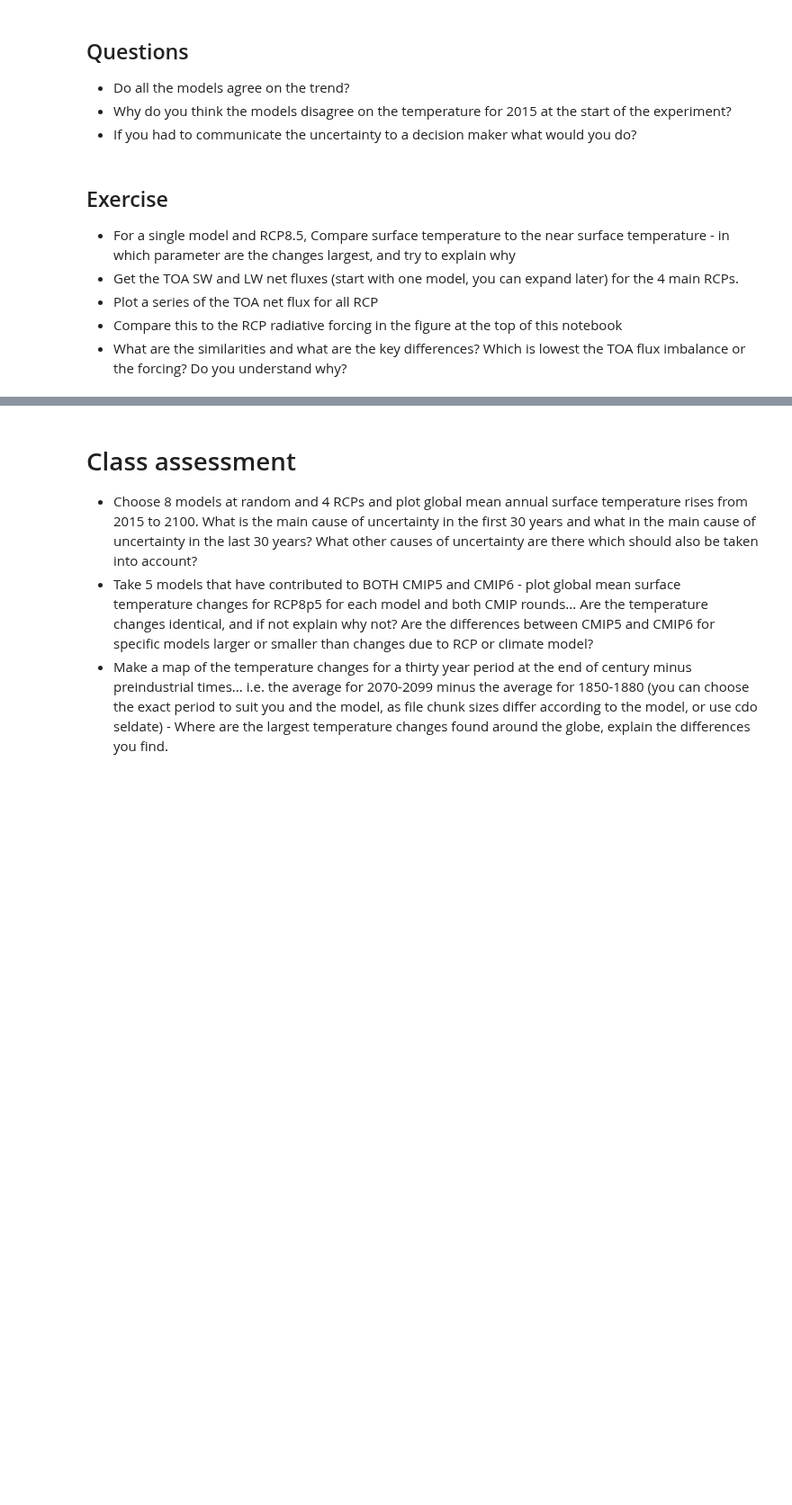
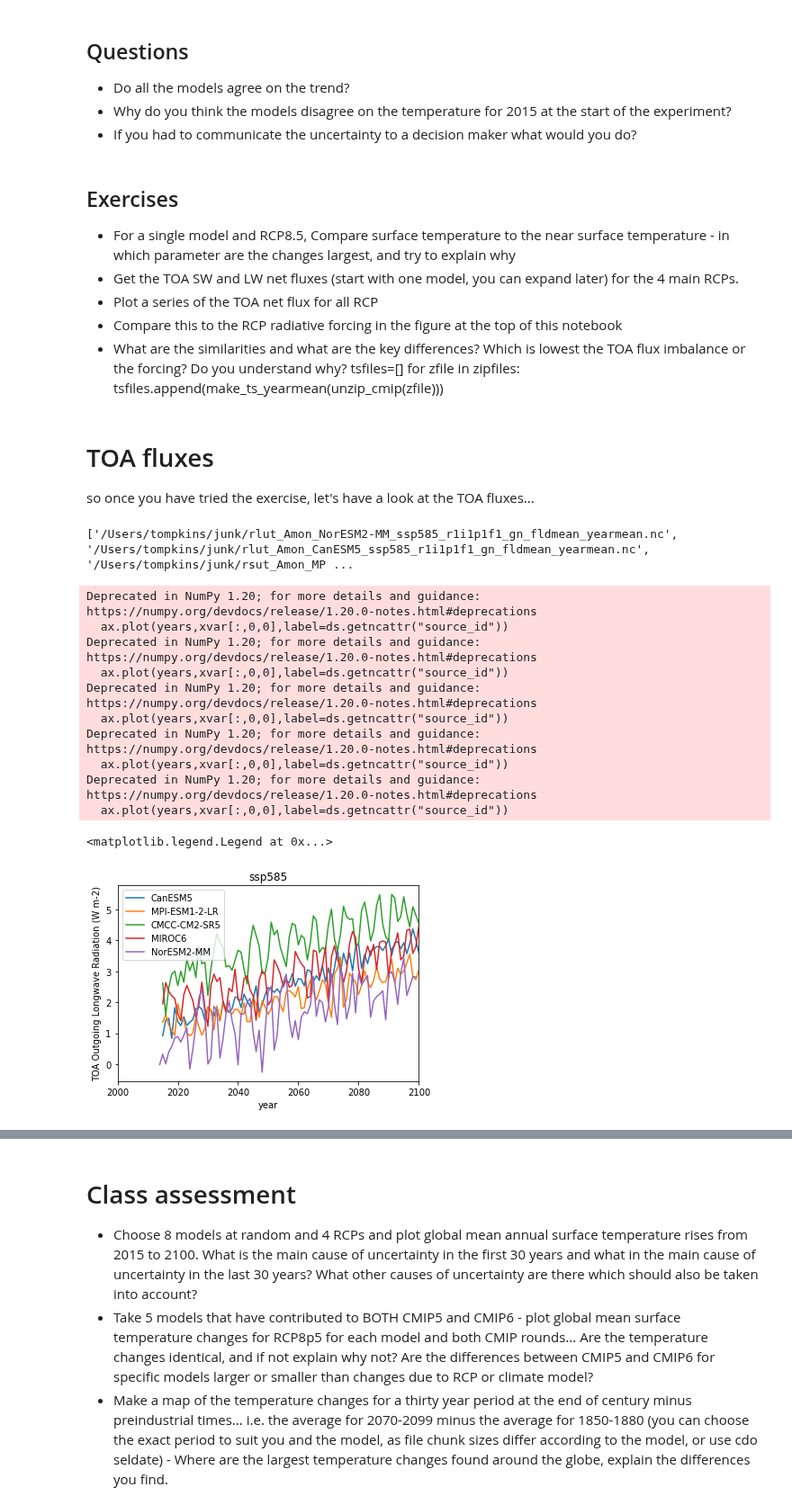
Before and after one commit to llvillanueva/TPA_DIPLOMA_LABS, a Jupyter notebook: notebooks/CMIP_IPCC_fun.ipynb, the cells around one changed output, grey strips where cells are left out. Shown at 90% size. Saved outputs shown, nothing was run; the diff lists cells and outputs as text; code cells hidden in the pictures; blank space fills up the shorter version.

Commit message:
added TOA fluxes to ipcc notebook

```diff
--- a/notebooks/CMIP_IPCC_fun.ipynb
+++ b/notebooks/CMIP_IPCC_fun.ipynb
@@ -71,9 +71,9 @@ Selecting the data and click on the API window, you should see something like th
 # %%
 # python code for getting code
 
-#odir="/Users/tompkins/junk/"
-odir="/scratch/tompkins/cmip"
-mkdir (odir)
+odir="/Users/tompkins/junk/"
+#odir="/scratch/tompkins/cmip"
+Path(odir).mkdir(parents=True,exist_ok=True)
 
 def get_var(model,var,exp):
 
@@ -312,11 +305,17 @@ Deprecated in NumPy 1.20; for more details and guidance: https://numpy.org/devdo
 - Why do you think the models disagree on the temperature for 2015 at the start of the experiment?
 - If you had to communicate the uncertainty to a decision maker what would you do?
 # %% [markdown]
-## Exercise
+## Exercises
 
 - For a single model and RCP8.5, Compare surface temperature to the near surface temperature - in which parameter are the changes largest, and try to explain why
 - Get the TOA SW and LW net fluxes (start with one model, you can expand later) for the 4 main RCPs.
 - Plot a series of the TOA net flux for all RCP
 - Compare this to the RCP radiative forcing in the figure at the top of this notebook
-- What are the similarities and what are the key differences?  Which is lowest the TOA flux imbalance or the forcing? Do you understand why?
+- What are the similarities and what are the key differences?  Which is lowest the TOA flux imbalance or the forcing? Do you understand why?  tsfiles=[]
+for zfile in zipfiles:
+    tsfiles.append(make_ts_yearmean(unzip_cmip(zfile)))
+# %% [markdown]
+# TOA fluxes
+
+so once you have tried the exercise, let's have a look at the TOA fluxes...
 # %%
@@ -329,3 +327,44 @@ for model in models:
     for var in varlist:
         print(var,model)
         zipfiles.append(get_var(model,var,exp))
+# %%
+# now we unzip and append to timeseries
+zipfiles=glob.glob(odir+"*radiation*.zip") ### uncomment this if you didn't run the previous cell before
+tsfiles=[]
+for zfile in zipfiles:
+    tsfiles.append(make_ts_yearmean(unzip_cmip(zfile)))
+# %%
+print(tsfiles)
+models=["CanESM5","MPI-ESM1-2-LR","CMCC-CM2-SR5","MIROC6","NorESM2-MM"]
+exp='ssp585'
+# set cdo to an incidence of Cdo(), you don't need to do this, but cdo.func is neater than Cdo().func
+cdo = Cdo()
+s0d4=1361./4.
+# lets add the two together:
+for i,model in enumerate(models):
+    f1=odir+"rlut_Amon_"+model+"_ssp585_r1i1p1f1_gn_fldmean_yearmean.nc"
+    f2=odir+"rsut_Amon_"+model+"_ssp585_r1i1p1f1_gn_fldmean_yearmean.nc"
+    tmpfile=cdo.addc(s0d4,input=cdo.mulc(-1,input=cdo.add(input=[f1,f2])))
+    var="rlut"
+    if i==0:
+        fig,ax=plot_base(str(tmpfile),var)
+    else:
+        plot_add(tmpfile,var,ax)
+# uncomment if you only want to 2100
+ax.set_xlim([2000,2100])
+#ax.set_ylim([287,295])
+ax.legend()
+# %% [output]
+['/Users/tompkins/junk/rlut_Amon_NorESM2-MM_ssp585_r1i1p1f1_gn_fldmean_yearmean.nc', '/Users/tompkins/junk/rlut_Amon_CanESM5_ssp585_r1i1p1f1_gn_fldmean_yearmean.nc', '/Users/tompkins/junk/rsut_Amon_MP ...
+Deprecated in NumPy 1.20; for more details and guidance: https://numpy.org/devdocs/release/1.20.0-notes.html#deprecations
+  ax.plot(years,xvar[:,0,0],label=ds.getncattr("source_id"))
+Deprecated in NumPy 1.20; for more details and guidance: https://numpy.org/devdocs/release/1.20.0-notes.html#deprecations
+  ax.plot(years,xvar[:,0,0],label=ds.getncattr("source_id"))
+Deprecated in NumPy 1.20; for more details and guidance: https://numpy.org/devdocs/release/1.20.0-notes.html#deprecations
+  ax.plot(years,xvar[:,0,0],label=ds.getncattr("source_id"))
+Deprecated in NumPy 1.20; for more details and guidance: https://numpy.org/devdocs/release/1.20.0-notes.html#deprecations
+  ax.plot(years,xvar[:,0,0],label=ds.getncattr("source_id"))
+Deprecated in NumPy 1.20; for more details and guidance: https://numpy.org/devdocs/release/1.20.0-notes.html#deprecations
+  ax.plot(years,xvar[:,0,0],label=ds.getncattr("source_id"))
+<matplotlib.legend.Legend at 0x...>
+[figure, added]
```
Also changed, not shown: parts of 7 cells of this notebook, 1 other file.
